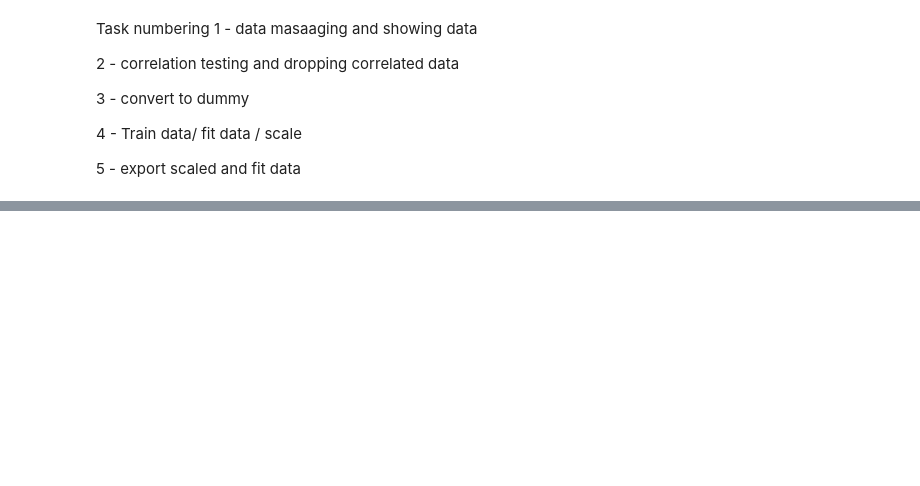
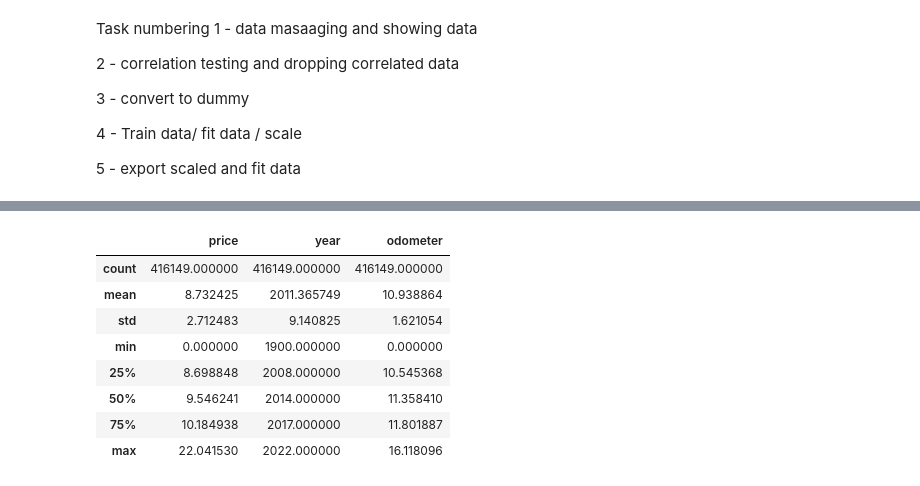
Before and after one commit to kwanjeff/DataTrack, a Jupyter notebook: Capstone 3/3. Preprocessing - Use Car.ipynb, the cells around one changed output, grey strips where cells are left out. Cells and saved outputs as stored; diff of their text form; code cells hidden in the pictures; blank space fills up the shorter version.

```diff
--- a/Capstone 3/3. Preprocessing - Use Car.ipynb
+++ b/Capstone 3/3. Preprocessing - Use Car.ipynb
@@ -27,0 +68,21 @@ UsedVehicle.head()
+# %%
+#Task 1.6 converting values in the column in this cell to be a more managable numbers.  Using Log1p function.
+# log1p is used instead of log because there is a column AMT_ANNUITY with value of 0
+
+num_features=['price','odometer']
+
+for feature in num_features:
+    UsedVehicle[feature]=np.log1p(UsedVehicle[feature])
+# %%
+#Task 1.6
+UsedVehicle.describe()
+# %% [output]
+|  | price | year | odometer |
+| count | 416149.000000 | 416149.000000 | 416149.000000 |
+| mean | 8.732425 | 2011.365749 | 10.938864 |
+| std | 2.712483 | 9.140825 | 1.621054 |
+| min | 0.000000 | 1900.000000 | 0.000000 |
+| 25% | 8.698848 | 2008.000000 | 10.545368 |
+| 50% | 9.546241 | 2014.000000 | 11.358410 |
+| 75% | 10.184938 | 2017.000000 | 11.801887 |
+| max | 22.041530 | 2022.000000 | 16.118096 |
```
Also changed, not shown: parts of 12 cells of this notebook.
